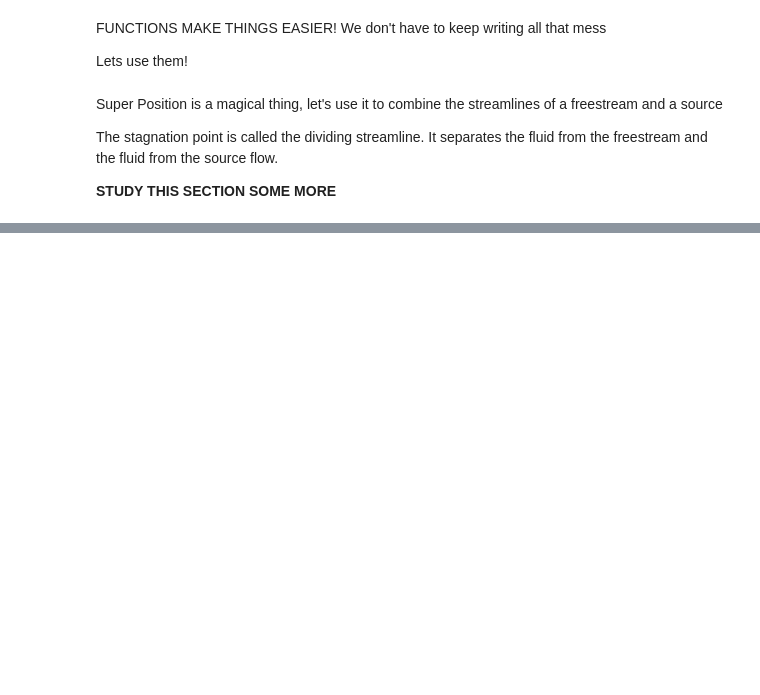
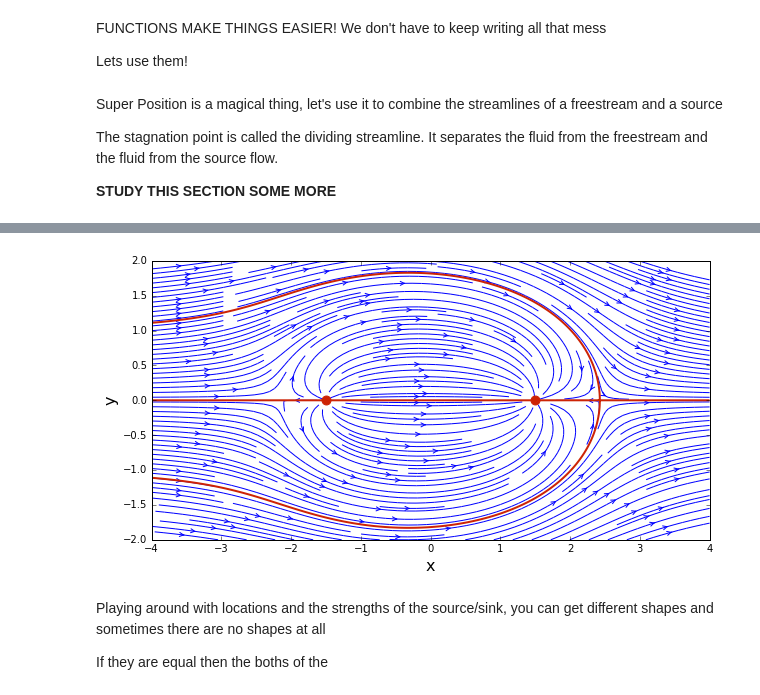
Before and after one commit to jennakosborn/mae6226, a Jupyter notebook: Lesson02.ipynb, the cells around one changed output, grey strips where cells are left out. Cells and saved outputs as stored; diff of their text form; code cells hidden in the pictures; blank space fills up the shorter version.

```diff
--- a/Lesson02.ipynb
+++ b/Lesson02.ipynb
@@ -184,0 +191,33 @@ pyplot.contour(X, Y, psi,
+# %%
+strength_sink = -7.0
+x_sink,y_sink = 1.5, 0.0
+
+#this is the velocity field
+u_sink, v_sink = get_velocity(strength_sink, x_sink, y_sink, X, Y)
+
+#this is the stream function
+psi_sink = get_velocity(strength_sink,x_sink,y_sink,X,Y)
+
+#computing stream function
+psi_sink = get_stream_function(strength_sink,x_sink,y_sink,X,Y)
+# %%
+u = u_freesteam+ u_source +u_sink
+v = v_freesteam + v_source + v_sink
+psi = psi_freesteam + psi_source + psi_sink
+
+#plotting
+size = 10
+pyplot.figure(figsize=(size,(y_end-y_start)/(x_end-x_start)*size))
+pyplot.xlabel('x',fontsize=16)
+pyplot.ylabel('y',fontsize=16)
+pyplot.xlim(x_start,x_end)
+pyplot.ylim(y_start,y_end)
+pyplot.streamplot(X,Y,u,v,density=2,linewidth=1,arrowsize=1,arrowstyle='->')
+pyplot.scatter([x_source,x_sink],[y_source,y_sink], color='#CD2305',s=80,marker='o')
+pyplot.contour(X,Y,psi,levels=[0.],colors='#CD2305',linewidths=2,linestyles='solid');
+# %% [output]
+[figure, added]
+# %% [markdown]
+Playing around with locations and the strengths of the source/sink, you can get different shapes and sometimes there are no shapes at all
+
+If they are equal then the boths of the
```
Also changed, not shown: parts of 5 cells of this notebook.
